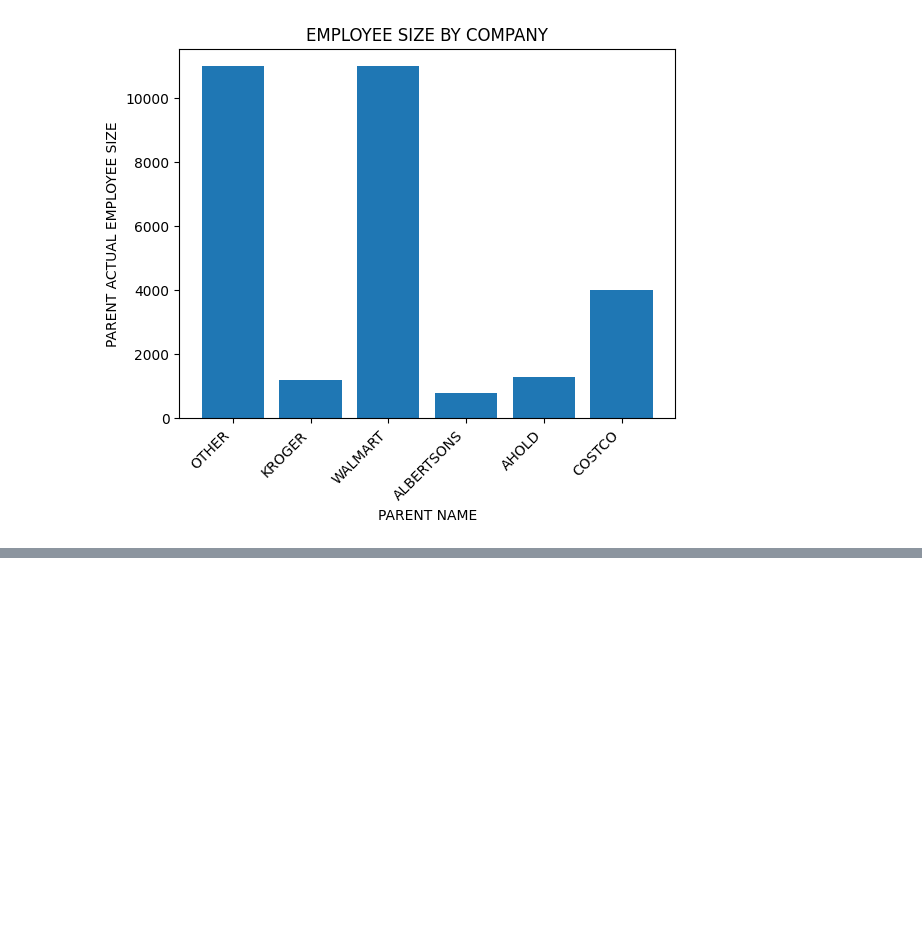
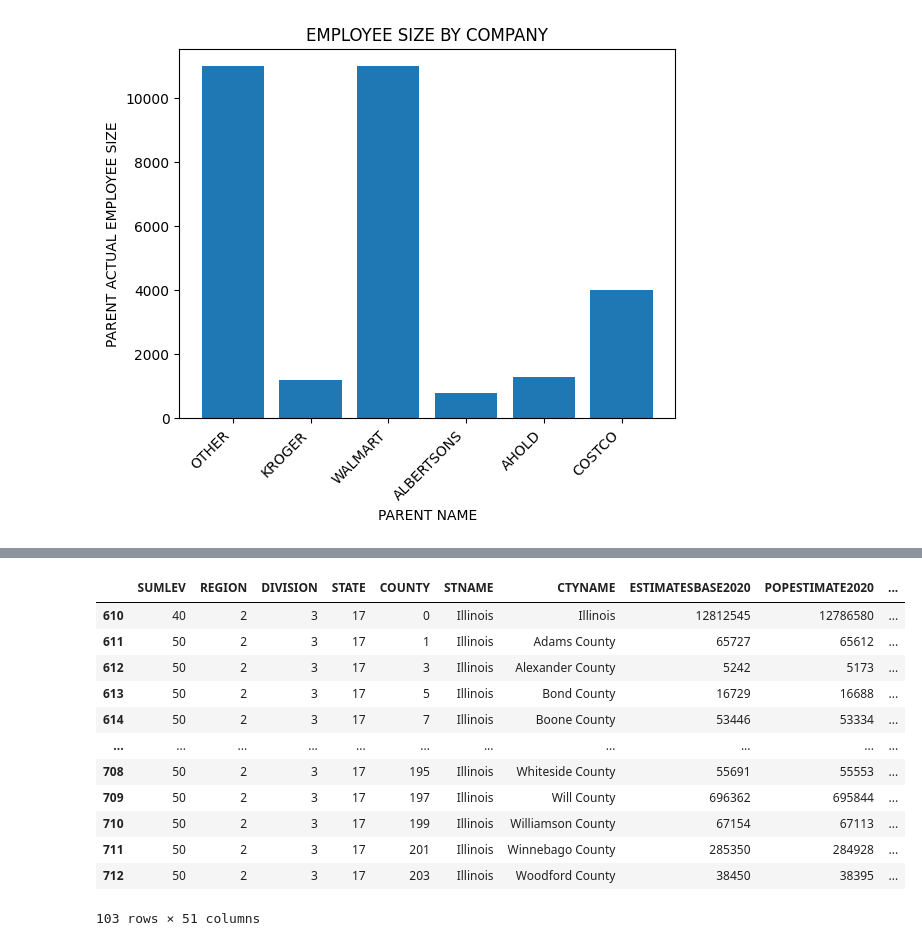
Before and after one commit to uchicago-dsi/rafi-grocery, a Jupyter notebook: July5th.ipynb, the cells around one changed output, grey strips where cells are left out. Cells and saved outputs as stored; diff of their text form; code cells hidden in the pictures; blank space fills up the shorter version.

```diff
--- a/July5th.ipynb
+++ b/July5th.ipynb
@@ -567,0 +739,17 @@ plt.show()
+# %%
+census_IL2022 = census_counties2022[(census_counties2022['STNAME']=='Illinois')]
+census_IL2022
+# %% [output]
+|  | SUMLEV | REGION | DIVISION | STATE | COUNTY | STNAME | CTYNAME | ESTIMATESBASE2020 | POPESTIMATE2020 | ... |
+| 610 | 40 | 2 | 3 | 17 | 0 | Illinois | Illinois | 12812545 | 12786580 | ... |
+| 611 | 50 | 2 | 3 | 17 | 1 | Illinois | Adams County | 65727 | 65612 | ... |
+| 612 | 50 | 2 | 3 | 17 | 3 | Illinois | Alexander County | 5242 | 5173 | ... |
+| 613 | 50 | 2 | 3 | 17 | 5 | Illinois | Bond County | 16729 | 16688 | ... |
+| 614 | 50 | 2 | 3 | 17 | 7 | Illinois | Boone County | 53446 | 53334 | ... |
+| ... | ... | ... | ... | ... | ... | ... | ... | ... | ... | ... |
+| 708 | 50 | 2 | 3 | 17 | 195 | Illinois | Whiteside County | 55691 | 55553 | ... |
+| 709 | 50 | 2 | 3 | 17 | 197 | Illinois | Will County | 696362 | 695844 | ... |
+| 710 | 50 | 2 | 3 | 17 | 199 | Illinois | Williamson County | 67154 | 67113 | ... |
+| 711 | 50 | 2 | 3 | 17 | 201 | Illinois | Winnebago County | 285350 | 284928 | ... |
+| 712 | 50 | 2 | 3 | 17 | 203 | Illinois | Woodford County | 38450 | 38395 | ... |
+103 rows × 51 columns
```
Also changed, not shown: parts of 13 cells of this notebook.
